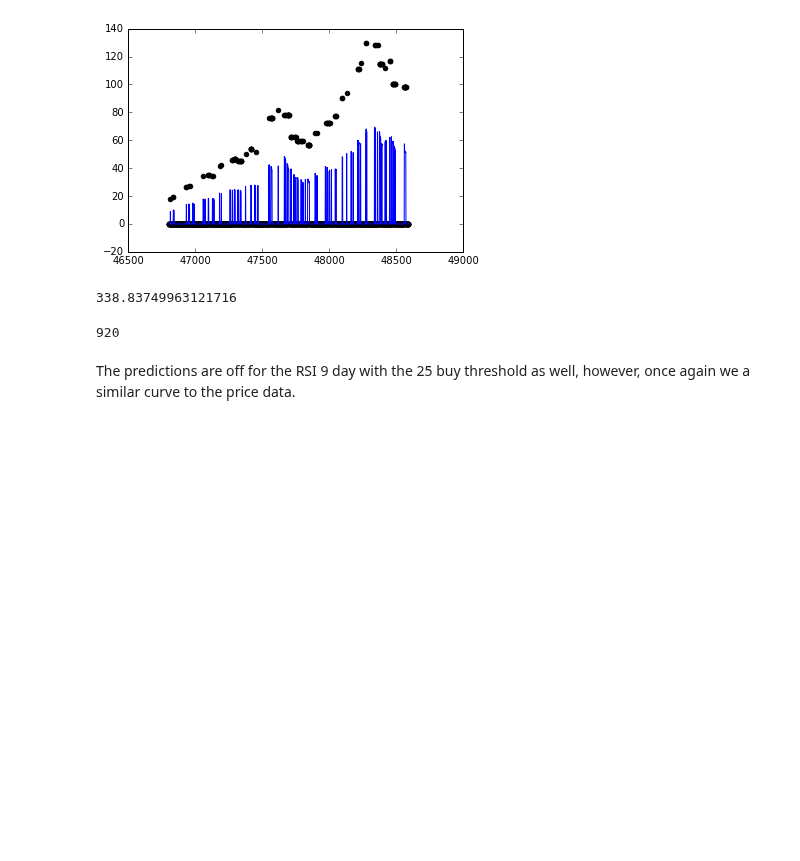
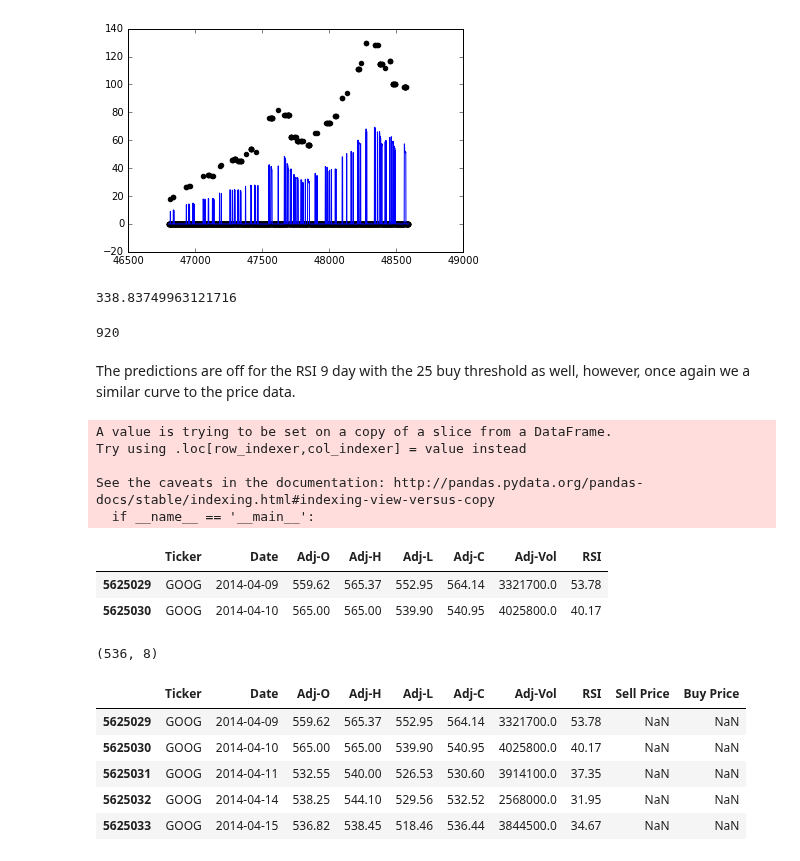
Before and after one commit to theofanislekkas/mlnd, a Jupyter notebook: rsi/RSI Reboot-Copy1.ipynb, the cells around one changed output. Cells and saved outputs as stored; diff of their text form; code cells hidden in the pictures; blank space fills up the shorter version.

```diff
--- a/rsi/RSI Reboot-Copy1.ipynb
+++ b/rsi/RSI Reboot-Copy1.ipynb
@@ -899,0 +904,35 @@ The predictions are off for the RSI 9 day with the 25 buy threshold as well, how
+# %%
+goog['RSI'] = goog_rsi
+# %% [output]
+A value is trying to be set on a copy of a slice from a DataFrame.
+Try using .loc[row_indexer,col_indexer] = value instead
+
+See the caveats in the documentation: http://pandas.pydata.org/pandas-docs/stable/indexing.html#indexing-view-versus-copy
+  if __name__ == '__main__':
+# %%
+goog = goog.iloc[9:]
+# %%
+goog.head(2)
+# %% [output]
+|  | Ticker | Date | Adj-O | Adj-H | Adj-L | Adj-C | Adj-Vol | RSI |
+| 5625029 | GOOG | 2014-04-09 | 559.62 | 565.37 | 552.95 | 564.14 | 3321700.0 | 53.78 |
+| 5625030 | GOOG | 2014-04-10 | 565.00 | 565.00 | 539.90 | 540.95 | 4025800.0 | 40.17 |
+# %%
+goog.shape
+# %% [output]
+(536, 8)
+# %%
+goog['Sell Price'] = pd.Series(0, np.arange(536))
+goog.ix[goog.RSI > 70, 'Sell Price'] = goog['Adj-C']
+# %%
+goog['Buy Price'] = pd.Series(0, np.arange(536))
+goog.ix[goog.RSI < 30, 'Buy Price'] = goog['Adj-C']
+# %%
+goog.head()
+# %% [output]
+|  | Ticker | Date | Adj-O | Adj-H | Adj-L | Adj-C | Adj-Vol | RSI | Sell Price | Buy Price |
+| 5625029 | GOOG | 2014-04-09 | 559.62 | 565.37 | 552.95 | 564.14 | 3321700.0 | 53.78 | NaN | NaN |
+| 5625030 | GOOG | 2014-04-10 | 565.00 | 565.00 | 539.90 | 540.95 | 4025800.0 | 40.17 | NaN | NaN |
+| 5625031 | GOOG | 2014-04-11 | 532.55 | 540.00 | 526.53 | 530.60 | 3914100.0 | 37.35 | NaN | NaN |
+| 5625032 | GOOG | 2014-04-14 | 538.25 | 544.10 | 529.56 | 532.52 | 2568000.0 | 31.95 | NaN | NaN |
+| 5625033 | GOOG | 2014-04-15 | 536.82 | 538.45 | 518.46 | 536.44 | 3844500.0 | 34.67 | NaN | NaN |
```
Also changed, not shown: parts of 16 cells of this notebook.
